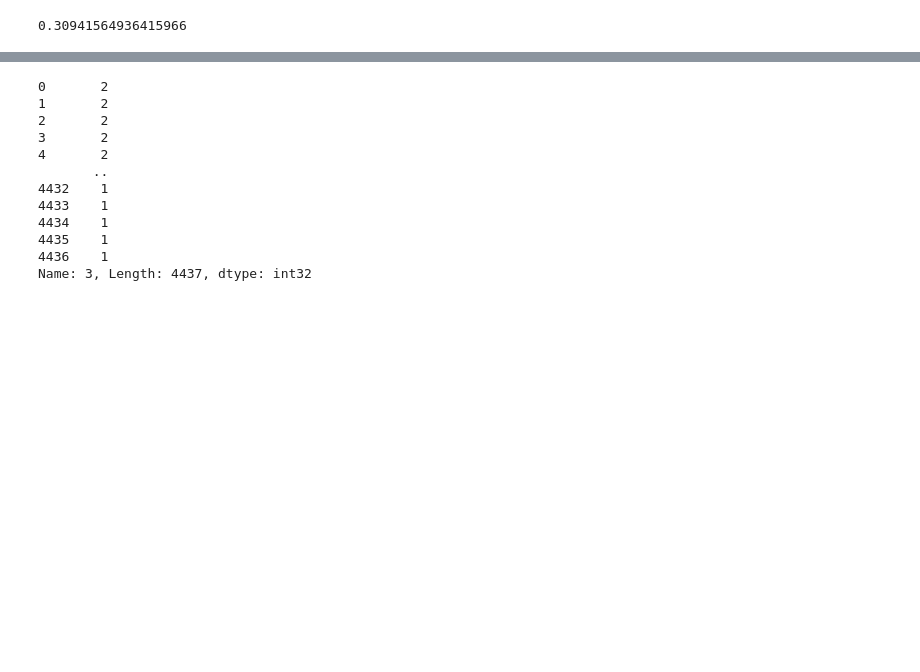
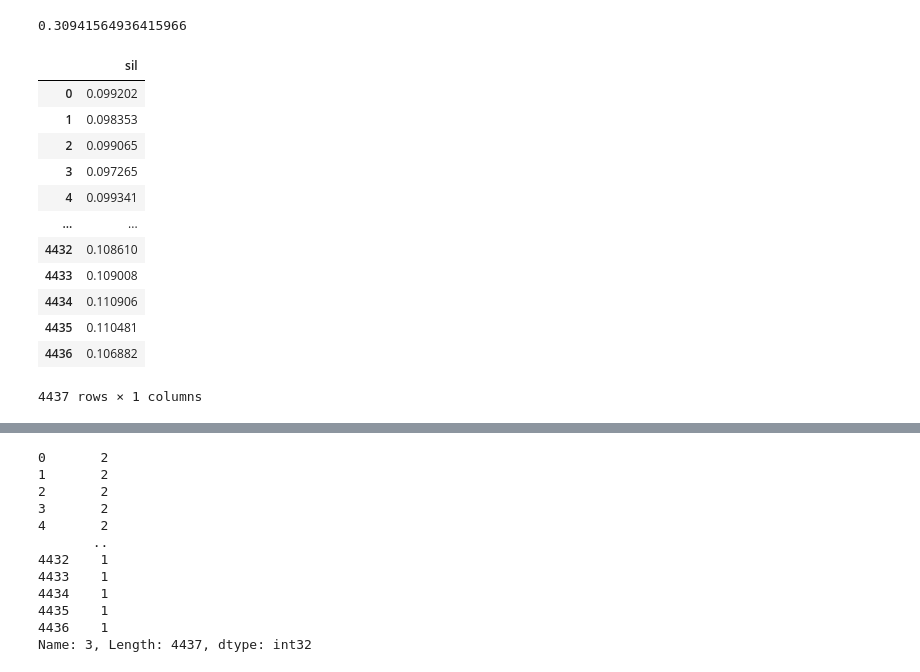
Before and after one commit to claravox/CSC466-project, a Jupyter notebook: clustering-living-plus-major.ipynb, the cells around one changed output, grey strips where cells are left out. Saved outputs shown, nothing was run; the diff lists cells and outputs as text; code cells hidden in the pictures; blank space fills up the shorter version.

Commit message:
clustering another chart

```diff
--- a/clustering-living-plus-major.ipynb
+++ b/clustering-living-plus-major.ipynb
@@ -180,6 +180,23 @@ silhouette_score(X, cluster_labels[3])
 # This does not work
 from yellowbrick.cluster import silhouette_visualizer
 silhouette_visualizer(X, cluster_labels[3], colors='yellowbrick')
+# %%
+s = pd.DataFrame(silhouette_samples(X, cluster_labels[3]), columns=['sil'])
+s
+# %% [output]
+|  | sil |
+| 0 | 0.099202 |
+| 1 | 0.098353 |
+| 2 | 0.099065 |
+| 3 | 0.097265 |
+| 4 | 0.099341 |
+| ... | ... |
+| 4432 | 0.108610 |
+| 4433 | 0.109008 |
+| 4434 | 0.110906 |
+| 4435 | 0.110481 |
+| 4436 | 0.106882 |
+4437 rows × 1 columns
 # %%
 # This code block doesn't work either
 from sklearn.metrics import silhouette_samples
```
Also changed, not shown: parts of 1 cell of this notebook.
